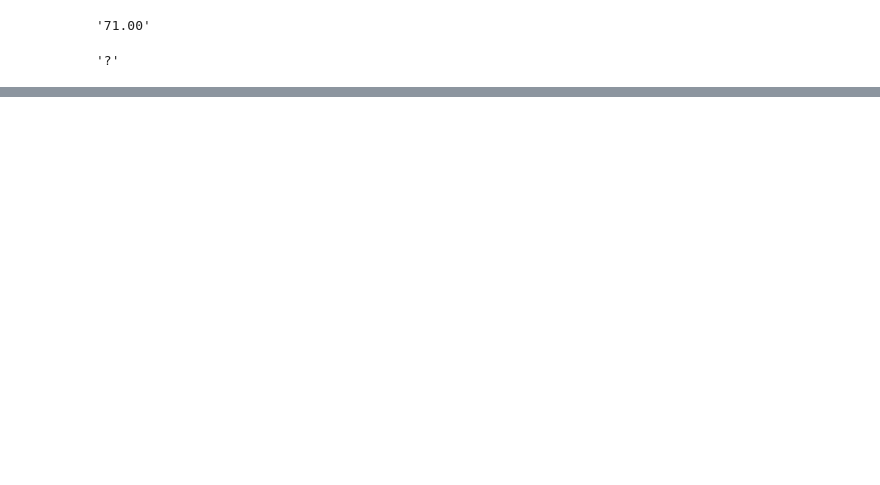
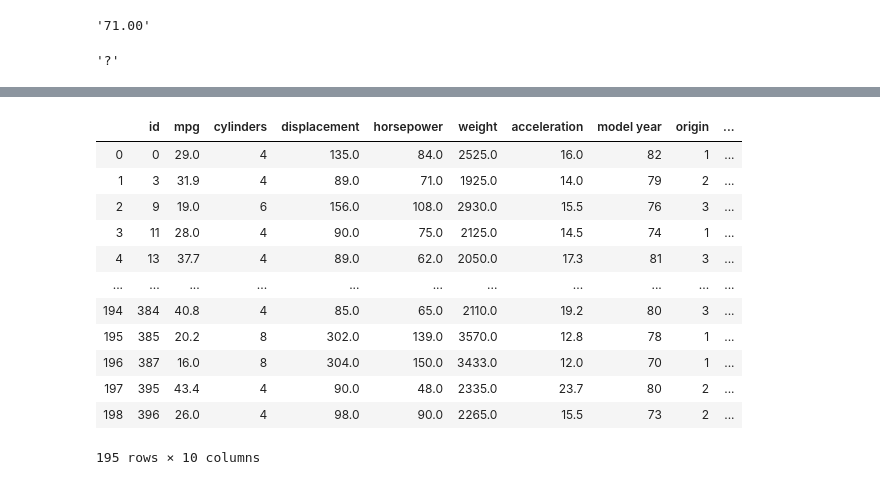
Before and after one commit to masaruSakaida/ml, a Jupyter notebook: signate_practice_2/signate_practice_2_1.ipynb, the cells around one changed output, grey strips where cells are left out. Drawn from its saved outputs; the diff is of its cells as text; code cells hidden in the pictures; blank space fills up the shorter version.

```diff
--- a/signate_practice_2/signate_practice_2_1.ipynb
+++ b/signate_practice_2/signate_practice_2_1.ipynb
@@ -182,0 +290,16 @@ strtrain_data.iloc[:,4:5].values[24][0]
+# %%
+ds_omit_mv
+# %% [output]
+|  | id | mpg | cylinders | displacement | horsepower | weight | acceleration | model year | origin | ... |
+| 0 | 0 | 29.0 | 4 | 135.0 | 84.0 | 2525.0 | 16.0 | 82 | 1 | ... |
+| 1 | 3 | 31.9 | 4 | 89.0 | 71.0 | 1925.0 | 14.0 | 79 | 2 | ... |
+| 2 | 9 | 19.0 | 6 | 156.0 | 108.0 | 2930.0 | 15.5 | 76 | 3 | ... |
+| 3 | 11 | 28.0 | 4 | 90.0 | 75.0 | 2125.0 | 14.5 | 74 | 1 | ... |
+| 4 | 13 | 37.7 | 4 | 89.0 | 62.0 | 2050.0 | 17.3 | 81 | 3 | ... |
+| ... | ... | ... | ... | ... | ... | ... | ... | ... | ... | ... |
+| 194 | 384 | 40.8 | 4 | 85.0 | 65.0 | 2110.0 | 19.2 | 80 | 3 | ... |
+| 195 | 385 | 20.2 | 8 | 302.0 | 139.0 | 3570.0 | 12.8 | 78 | 1 | ... |
+| 196 | 387 | 16.0 | 8 | 304.0 | 150.0 | 3433.0 | 12.0 | 70 | 1 | ... |
+| 197 | 395 | 43.4 | 4 | 90.0 | 48.0 | 2335.0 | 23.7 | 80 | 2 | ... |
+| 198 | 396 | 26.0 | 4 | 98.0 | 90.0 | 2265.0 | 15.5 | 73 | 2 | ... |
+195 rows × 10 columns
```
Also changed, not shown: parts of 20 cells of this notebook, 1 other file.
